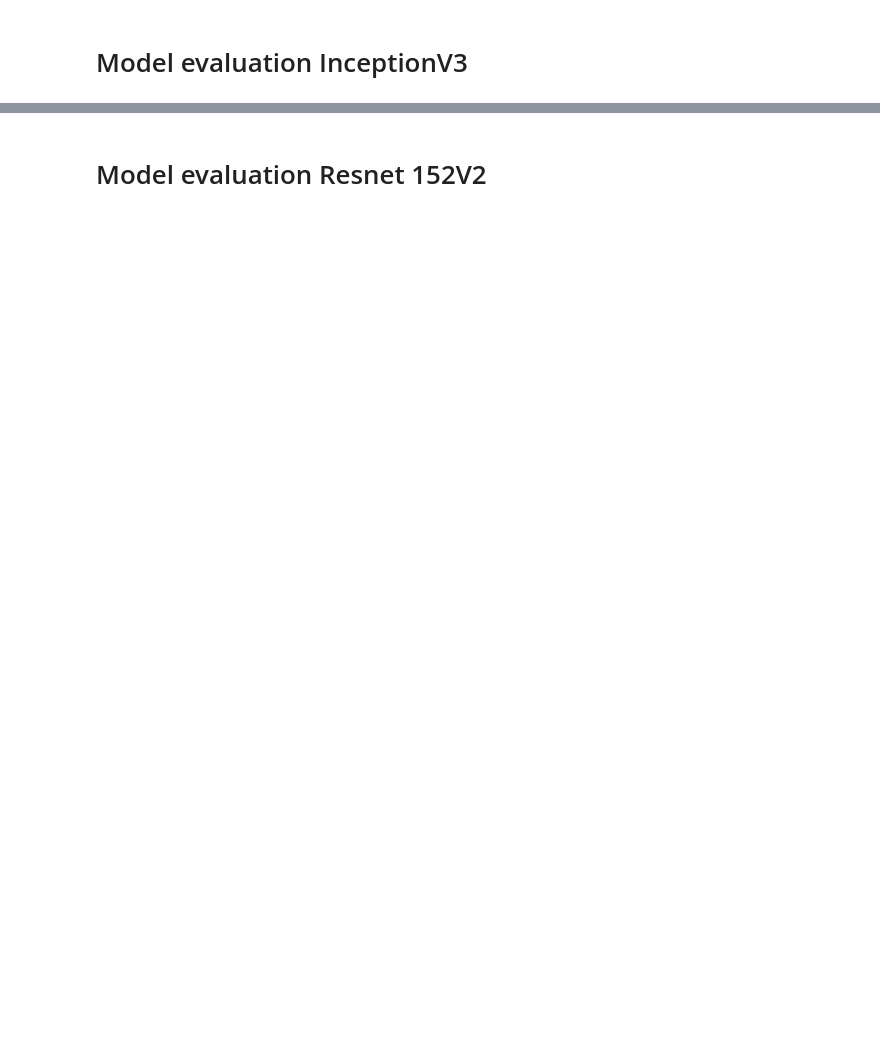
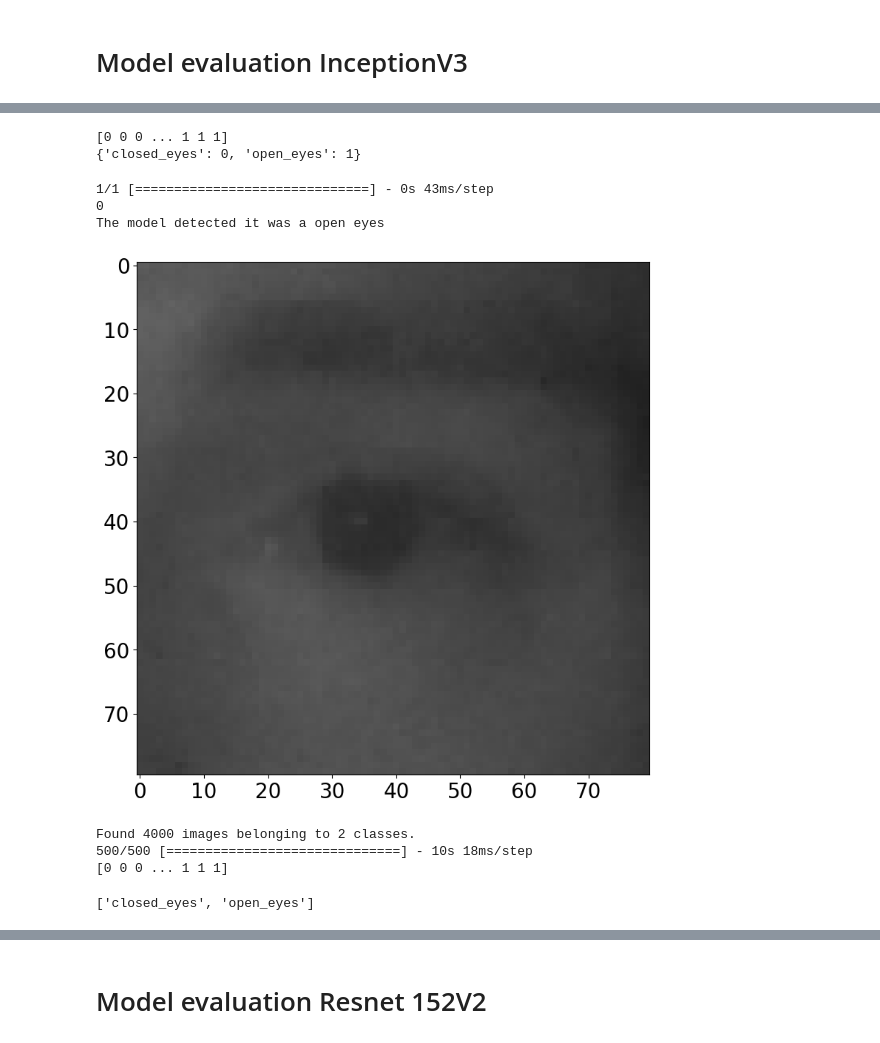
Before and after one commit to Xileff/try_drowsiness_detection, a Jupyter notebook: jupyter/Drowsiness Detection Model.ipynb, the cells around one changed output, grey strips where cells are left out. Drawn from its saved outputs; the diff is of its cells as text; code cells hidden in the pictures; blank space fills up the shorter version.

```diff
--- a/jupyter/Drowsiness Detection Model.ipynb
+++ b/jupyter/Drowsiness Detection Model.ipynb
@@ -386,0 +369,53 @@ print(loss_test)
+# %%
+print(test_data.classes)
+print(test_data.class_indices)
+# %% [output]
+[0 0 0 ... 1 1 1]
+{'closed_eyes': 0, 'open_eyes': 1}
+# %%
+# Model Resnet & Inception :  0 =  open and 1 = closed
+from keras_preprocessing.image.utils import img_to_array , load_img
+path = "C:/Users/igosa/Documents/GitHub/try_drowsiness_detection/jupyter/dataset/test/open_eyes/s0001_01902_0_0_1_0_0_01.png"
+img = load_img(path, target_size=(80,80))
+plt.imshow(img)
+input_arr = img_to_array(img)/255
+
+input_arr.shape
+
+input_arr = np.expand_dims(input_arr , axis = 0)
+
+predictions = (model1.predict(input_arr) > 0.5).astype("int32")
+
+print(predictions[0][0])
+if (predictions[0][0] == 1) :
+  print('The model detected it was a closed eyes')
+else :
+  print ('The model detected it was a open eyes')
+# %% [output]
+1/1 [==============================] - 0s 43ms/step
+0
+The model detected it was a open eyes
+[figure, added]
+# %%
+test_generator = ImageDataGenerator( rescale = 1/255)
+test_data_generator = test_generator.flow_from_directory(
+    'dataset/test',
+     target_size=(80, 80),
+    batch_size=batchsize,
+    shuffle=False)
+test_steps_per_epoch = np.math.ceil(test_data_generator.samples / test_data_generator.batch_size)
+
+predictions = model3.predict(test_data_generator, steps=test_steps_per_epoch)
+# Get most likely class
+predicted_classes = np.argmax(predictions, axis=1)
+print(predicted_classes)
+# %% [output]
+Found 4000 images belonging to 2 classes.
+500/500 [==============================] - 10s 18ms/step
+[0 0 0 ... 1 1 1]
+# %%
+true_classes = test_data_generator.classes
+class_labels = list(test_data_generator.class_indices.keys())
+print(class_labels)
+# %% [output]
+['closed_eyes', 'open_eyes']
```
Also changed, not shown: parts of 32 cells of this notebook, 8 other files.
